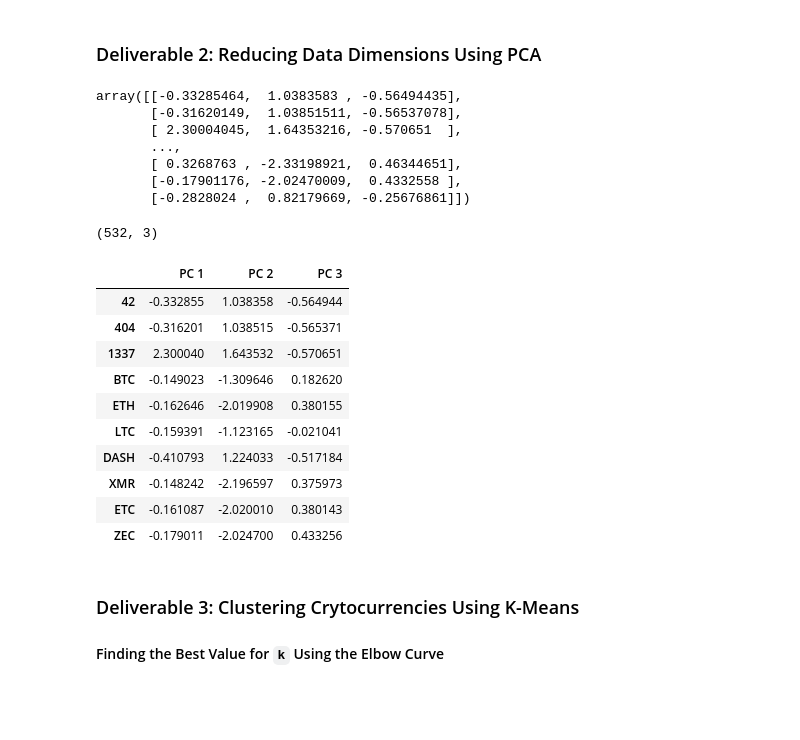
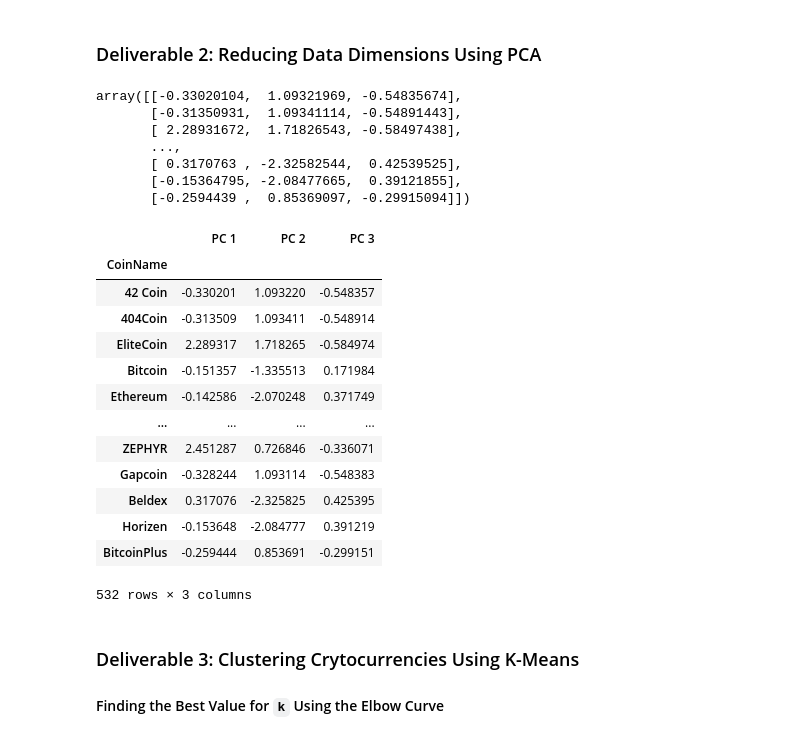
Before and after one commit to cgruns4/Cryptocurrencies, a Jupyter notebook: crypto_clustering.ipynb, the cells around one changed output. Saved outputs shown, nothing was run; the diff lists cells and outputs as text; code cells hidden in the pictures; blank space fills up the shorter version.

```diff
--- a/crypto_clustering.ipynb
+++ b/crypto_clustering.ipynb
@@ -195,31 +195,42 @@ array([[-0.11710817, -0.1528703 , -0.0433963 , ..., -0.0433963 ,
 ### Deliverable 2: Reducing Data Dimensions Using PCA
 # %%
 # Using PCA to reduce dimension to three principal components.
-# YOUR CODE HERE
+pca = PCA(n_components=3)
+X_pca = pca.fit_transform(X_scaled)
+X_pca
 # %% [output]
-array([[-0.33285464,  1.0383583 , -0.56494435],
-       [-0.31620149,  1.03851511, -0.56537078],
-       [ 2.30004045,  1.64353216, -0.570651  ],
+array([[-0.33020104,  1.09321969, -0.54835674],
+       [-0.31350931,  1.09341114, -0.54891443],
+       [ 2.28931672,  1.71826543, -0.58497438],
        ...,
-       [ 0.3268763 , -2.33198921,  0.46344651],
-       [-0.17901176, -2.02470009,  0.4332558 ],
-       [-0.2828024 ,  0.82179669, -0.25676861]])
+       [ 0.3170763 , -2.32582544,  0.42539525],
+       [-0.15364795, -2.08477665,  0.39121855],
+       [-0.2594439 ,  0.85369097, -0.29915094]])
 # %%
 # Create a DataFrame with the three principal components.
-# YOUR CODE HERE
+pcs_df = pd.DataFrame(
+    data = X_pca,
+    columns=['PC 1', 'PC 2', 'PC 3']
+
+)
+
+pcs_df = pcs_df.set_index(coin_name_df)
+pcs_df
 # %% [output]
+|  | PC 1 | PC 2 | PC 3 |
+| CoinName |  |  |  |
+| 42 Coin | -0.330201 | 1.093220 | -0.548357 |
+| 404Coin | -0.313509 | 1.093411 | -0.548914 |
+| EliteCoin | 2.289317 | 1.718265 | -0.584974 |
+| Bitcoin | -0.151357 | -1.335513 | 0.171984 |
+| Ethereum | -0.142586 | -2.070248 | 0.371749 |
+| ... | ... | ... | ... |
+| ZEPHYR | 2.451287 | 0.726846 | -0.336071 |
+| Gapcoin | -0.328244 | 1.093114 | -0.548383 |
+| Beldex | 0.317076 | -2.325825 | 0.425395 |
+| Horizen | -0.153648 | -2.084777 | 0.391219 |
+| BitcoinPlus | -0.259444 | 0.853691 | -0.299151 |
-(532, 3)
+532 rows × 3 columns
-|  | PC 1 | PC 2 | PC 3 |
-| 42 | -0.332855 | 1.038358 | -0.564944 |
-| 404 | -0.316201 | 1.038515 | -0.565371 |
-| 1337 | 2.300040 | 1.643532 | -0.570651 |
-| BTC | -0.149023 | -1.309646 | 0.182620 |
-| ETH | -0.162646 | -2.019908 | 0.380155 |
-| LTC | -0.159391 | -1.123165 | -0.021041 |
-| DASH | -0.410793 | 1.224033 | -0.517184 |
-| XMR | -0.148242 | -2.196597 | 0.375973 |
-| ETC | -0.161087 | -2.020010 | 0.380143 |
-| ZEC | -0.179011 | -2.024700 | 0.433256 |
 # %% [markdown]
 ### Deliverable 3: Clustering Crytocurrencies Using K-Means
 
```
